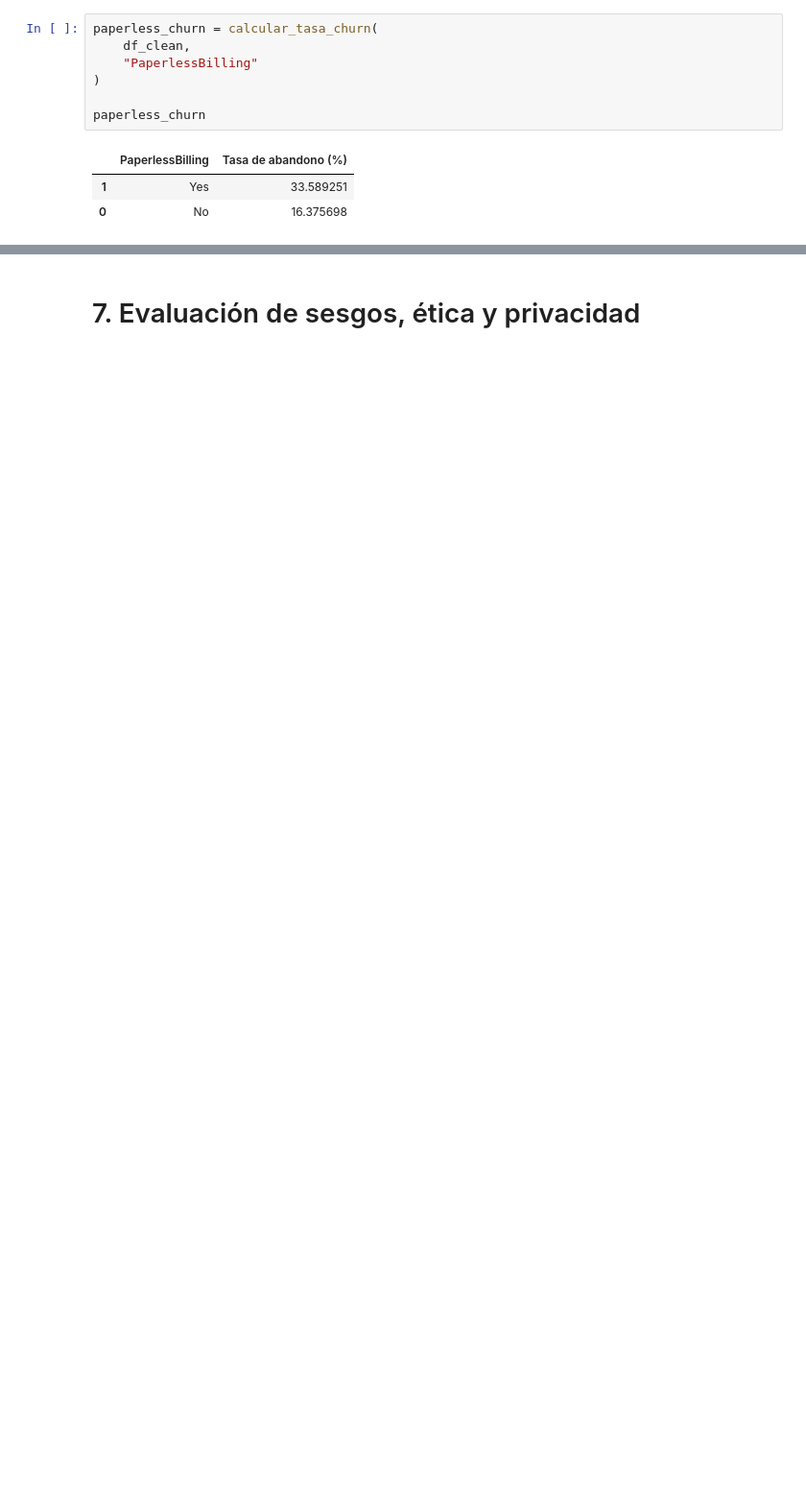
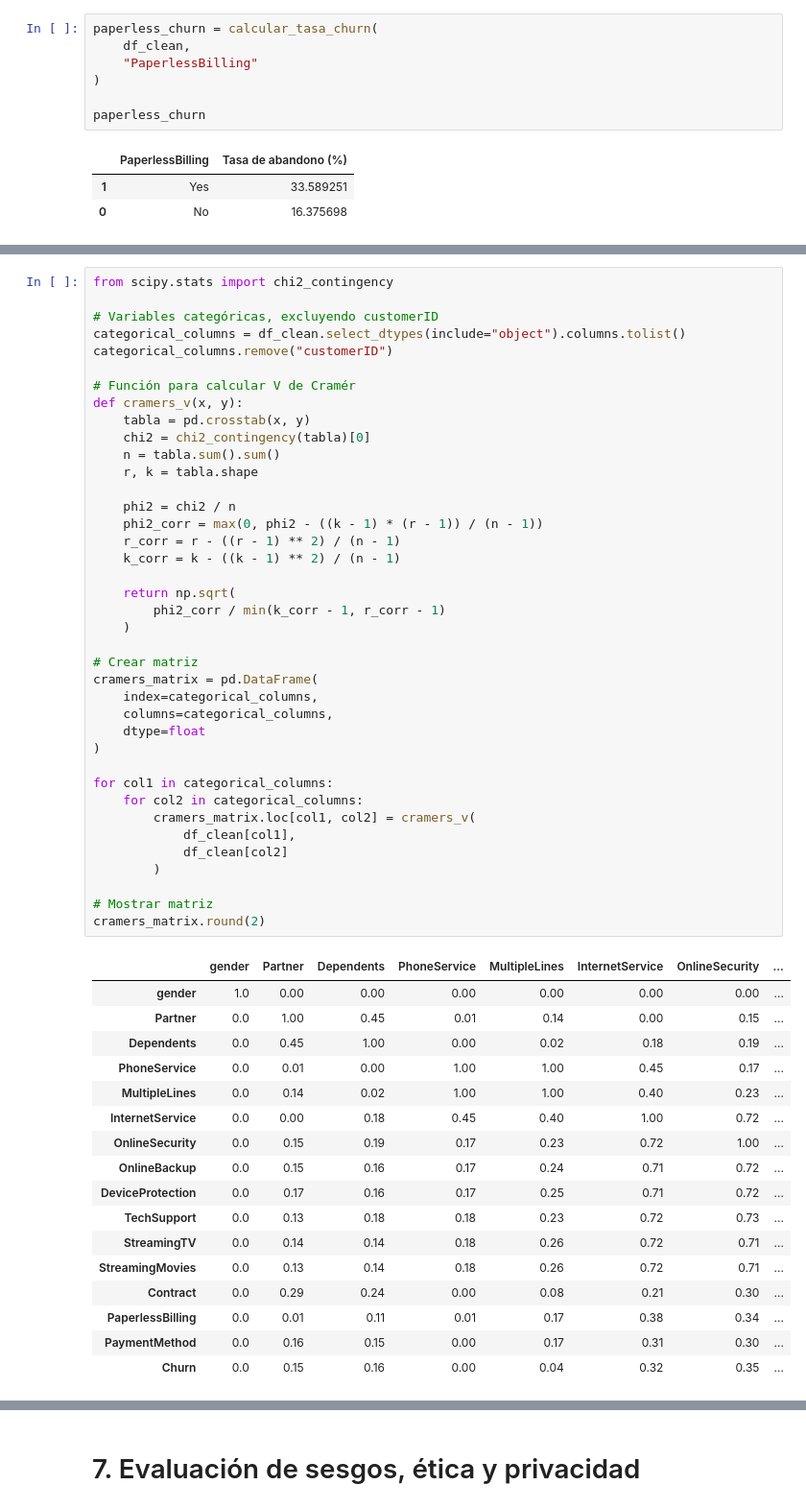
Before and after one commit to Fusk14/telco-churn-ml, a Jupyter notebook: notebooks/01_telco_churn_eda.ipynb, the cells around one changed output, grey strips where cells are left out. Shown at 96% size. Cells and saved outputs as stored; diff of their text form; blank space fills up the shorter version.

Commit message:
matriz spearman y v de cramer

```diff
--- a/notebooks/01_telco_churn_eda.ipynb
+++ b/notebooks/01_telco_churn_eda.ipynb
@@ -1040,0 +1122,57 @@ fig.show()
+# %%
+from scipy.stats import chi2_contingency
+
+# Variables categóricas, excluyendo customerID
+categorical_columns = df_clean.select_dtypes(include="object").columns.tolist()
+categorical_columns.remove("customerID")
+
+# Función para calcular V de Cramér
+def cramers_v(x, y):
+    tabla = pd.crosstab(x, y)
+    chi2 = chi2_contingency(tabla)[0]
+    n = tabla.sum().sum()
+    r, k = tabla.shape
+
+    phi2 = chi2 / n
+    phi2_corr = max(0, phi2 - ((k - 1) * (r - 1)) / (n - 1))
+    r_corr = r - ((r - 1) ** 2) / (n - 1)
+    k_corr = k - ((k - 1) ** 2) / (n - 1)
+
+    return np.sqrt(
+        phi2_corr / min(k_corr - 1, r_corr - 1)
+    )
+
+# Crear matriz
+cramers_matrix = pd.DataFrame(
+    index=categorical_columns,
+    columns=categorical_columns,
+    dtype=float
+)
+
+for col1 in categorical_columns:
+    for col2 in categorical_columns:
+        cramers_matrix.loc[col1, col2] = cramers_v(
+            df_clean[col1],
+            df_clean[col2]
+        )
+
+# Mostrar matriz
+cramers_matrix.round(2)
+# %% [output]
+|  | gender | Partner | Dependents | PhoneService | MultipleLines | InternetService | OnlineSecurity | ... |
+| gender | 1.0 | 0.00 | 0.00 | 0.00 | 0.00 | 0.00 | 0.00 | ... |
+| Partner | 0.0 | 1.00 | 0.45 | 0.01 | 0.14 | 0.00 | 0.15 | ... |
+| Dependents | 0.0 | 0.45 | 1.00 | 0.00 | 0.02 | 0.18 | 0.19 | ... |
+| PhoneService | 0.0 | 0.01 | 0.00 | 1.00 | 1.00 | 0.45 | 0.17 | ... |
+| MultipleLines | 0.0 | 0.14 | 0.02 | 1.00 | 1.00 | 0.40 | 0.23 | ... |
+| InternetService | 0.0 | 0.00 | 0.18 | 0.45 | 0.40 | 1.00 | 0.72 | ... |
+| OnlineSecurity | 0.0 | 0.15 | 0.19 | 0.17 | 0.23 | 0.72 | 1.00 | ... |
+| OnlineBackup | 0.0 | 0.15 | 0.16 | 0.17 | 0.24 | 0.71 | 0.72 | ... |
+| DeviceProtection | 0.0 | 0.17 | 0.16 | 0.17 | 0.25 | 0.71 | 0.72 | ... |
+| TechSupport | 0.0 | 0.13 | 0.18 | 0.18 | 0.23 | 0.72 | 0.73 | ... |
+| StreamingTV | 0.0 | 0.14 | 0.14 | 0.18 | 0.26 | 0.72 | 0.71 | ... |
+| StreamingMovies | 0.0 | 0.13 | 0.14 | 0.18 | 0.26 | 0.72 | 0.71 | ... |
+| Contract | 0.0 | 0.29 | 0.24 | 0.00 | 0.08 | 0.21 | 0.30 | ... |
+| PaperlessBilling | 0.0 | 0.01 | 0.11 | 0.01 | 0.17 | 0.38 | 0.34 | ... |
+| PaymentMethod | 0.0 | 0.16 | 0.15 | 0.00 | 0.17 | 0.31 | 0.30 | ... |
+| Churn | 0.0 | 0.15 | 0.16 | 0.00 | 0.04 | 0.32 | 0.35 | ... |
```
Also changed, not shown: parts of 16 cells of this notebook.
